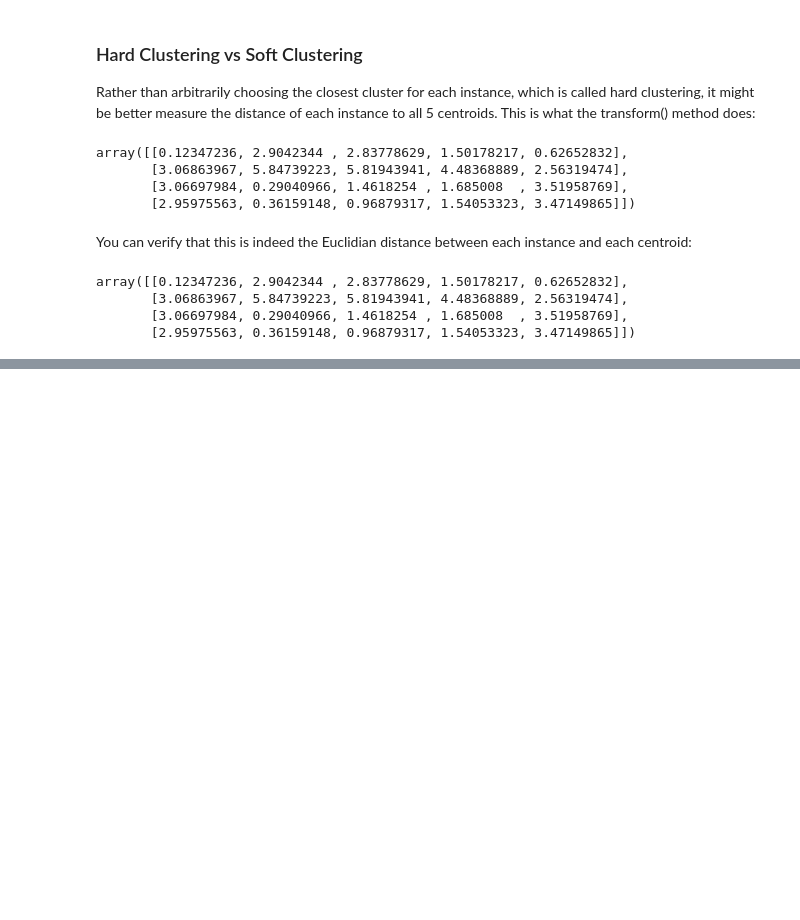
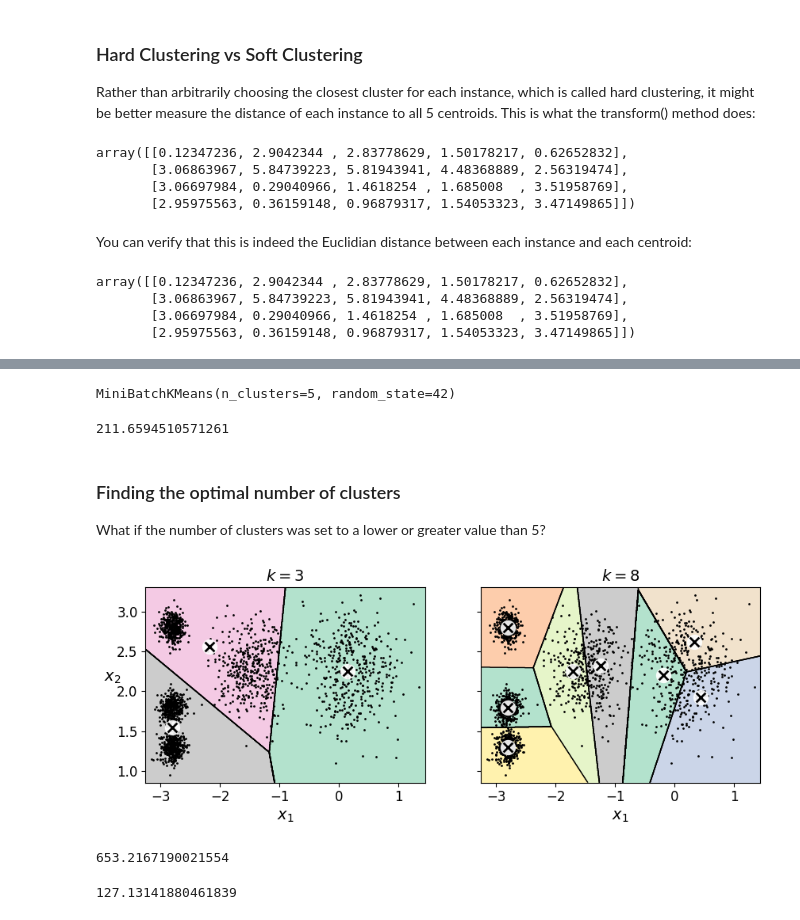
Before and after one commit to jocoolner/ML_Selfstudy, a Jupyter notebook: C9.ipynb, the cells around one changed output, grey strips where cells are left out. Drawn from its saved outputs; the diff is of its cells as text; code cells hidden in the pictures; blank space fills up the shorter version.

```diff
--- a/C9.ipynb
+++ b/C9.ipynb
@@ -179,0 +195,44 @@ array([[0.12347236, 2.9042344 , 2.83778629, 1.50178217, 0.62652832],
+# %%
+minibatch_kmeans = MiniBatchKMeans(n_clusters=5, random_state=42)
+minibatch_kmeans.fit(X)
+# %% [output]
+MiniBatchKMeans(n_clusters=5, random_state=42)
+# %%
+minibatch_kmeans.inertia_
+# %% [output]
+211.6594510571261
+# %% [markdown]
+### Finding the optimal number of clusters
+What if the number of clusters was set to a lower or greater value than 5?
+# %%
+def plot_clusterer_comparison(clusterer1, clusterer2, X, title1=None, title2=None):
+    clusterer1.fit(X)
+    clusterer2.fit(X)
+
+    plt.figure(figsize=(10, 3.2))
+
+    plt.subplot(121)
+    plot_decision_boundaries(clusterer1, X)
+    if title1:
+        plt.title(title1, fontsize=14)
+
+    plt.subplot(122)
+    plot_decision_boundaries(clusterer2, X, show_ylabels=False)
+    if title2:
+        plt.title(title2, fontsize=14)
+# %%
+kmeans_k3 = KMeans(n_clusters=3, random_state=42)
+kmeans_k8 = KMeans(n_clusters=8, random_state=42)
+
+plot_clusterer_comparison(kmeans_k3, kmeans_k8, X, "$k=3$", "$k=8$")
+plt.show()
+# %% [output]
+[figure, added]
+# %%
+kmeans_k3.inertia_
+# %% [output]
+653.2167190021554
+# %%
+kmeans_k8.inertia_
+# %% [output]
+127.13141880461839
```
Also changed, not shown: parts of 13 cells of this notebook.
